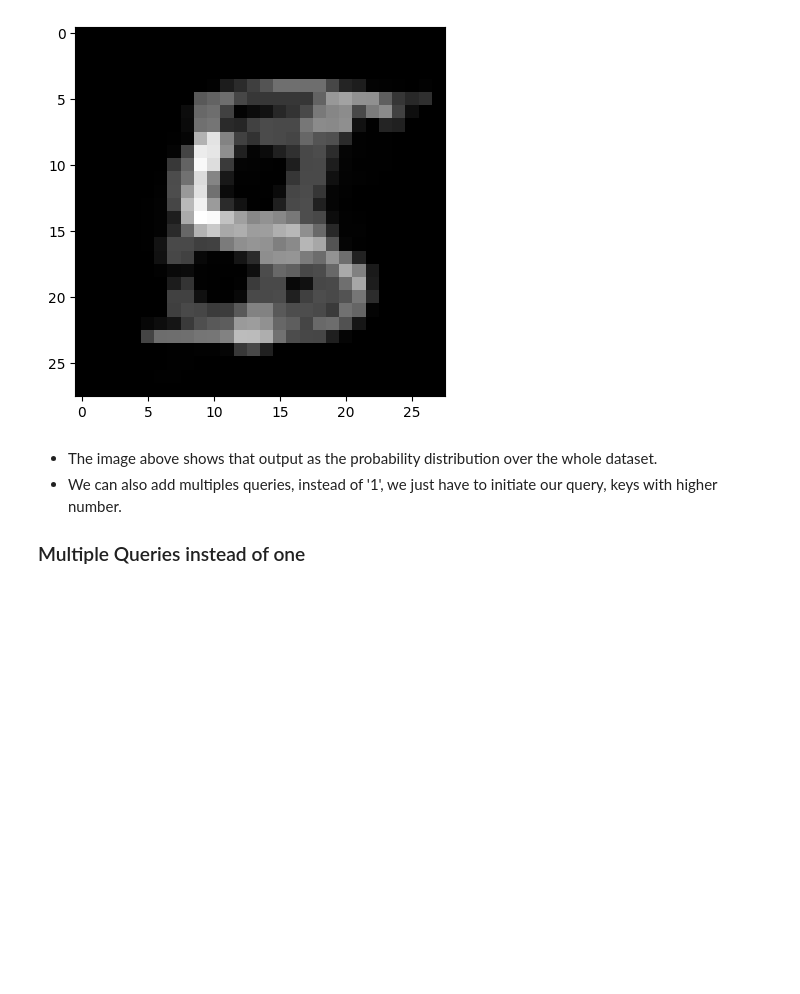
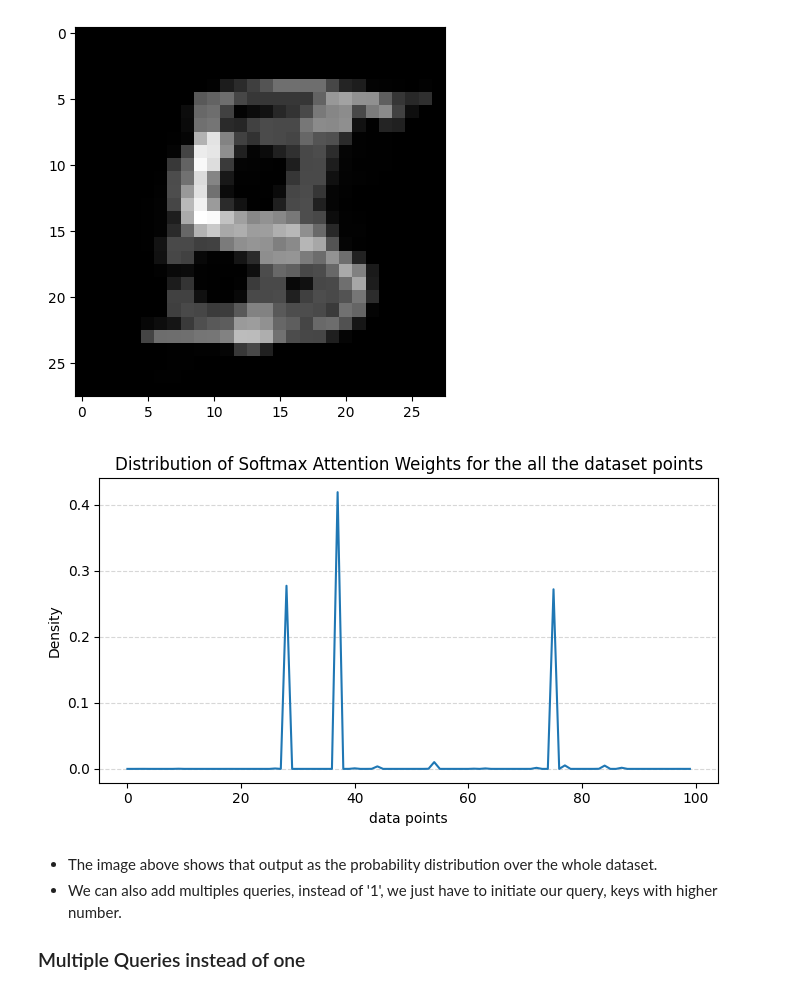
Before and after one commit to Jayadeep19/pytorch, a Jupyter notebook: 6. Attention mechanism/2. Little deeper into attention.ipynb, the cells around one changed output. Drawn from its saved outputs; the diff is of its cells as text; code cells hidden in the pictures; blank space fills up the shorter version.

Commit message:
- added a prob dist curve    - Next: Implement nd train a mha to find the image similar to the given image!

```diff
--- a/6. Attention mechanism/2. Little deeper into attention.ipynb
+++ b/6. Attention mechanism/2. Little deeper into attention.ipynb
@@ -148,6 +148,19 @@ plt.imshow(output.reshape(28,28).numpy(), cmap = 'gray')
 # %% [output]
 <matplotlib.image.AxesImage at 0x...>
 [figure]
+# %%
+weights_1D = attention_weights.numpy().ravel()
+
+plt.figure(figsize=(7, 4))
+plt.plot(weights_1D)
+plt.title("Distribution of Softmax Attention Weights for the all the dataset points")
+plt.xlabel("data points")
+plt.ylabel("Density")
+plt.grid(axis="y", linestyle="--", alpha=0.5)
+plt.tight_layout()
+plt.show()
+# %% [output]
+[figure, added]
 # %% [markdown]
 - The image above shows that output as the probability distribution over the whole dataset.
 - We can also add multiples queries, instead of '1', we just have to initiate our query, keys with higher number.
```
